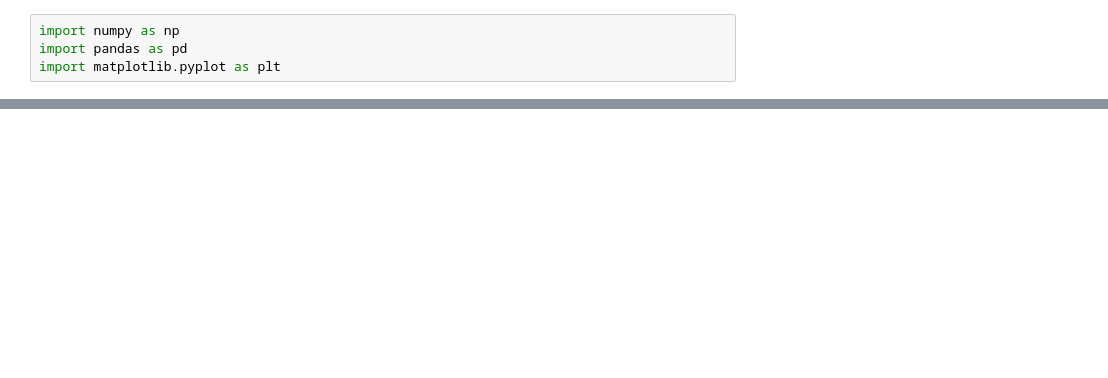
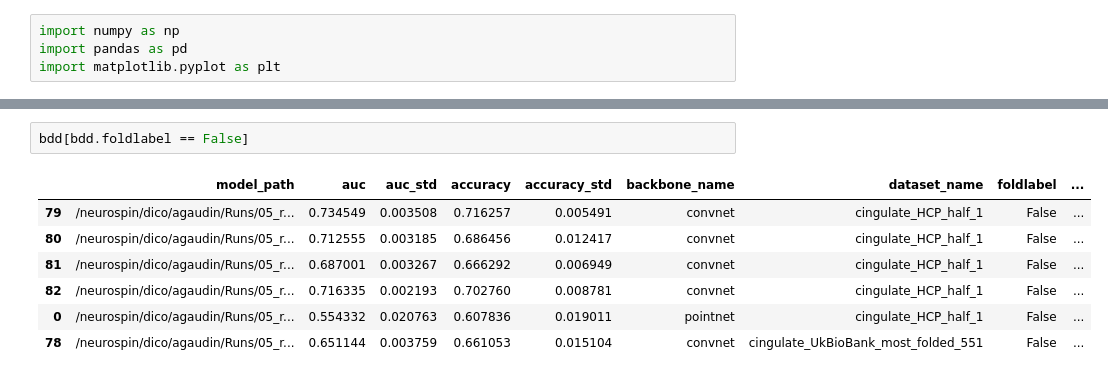
Before and after one commit to neurospin-projects/2023_agaudin_jchavas_folding_supervised, a Jupyter notebook: contrastive/notebooks/bdd_analysis.ipynb, the cells around one changed output, grey strips where cells are left out. Saved outputs shown, nothing was run; the diff lists cells and outputs as text; blank space fills up the shorter version.

```diff
--- a/contrastive/notebooks/bdd_analysis.ipynb
+++ b/contrastive/notebooks/bdd_analysis.ipynb
@@ -41,0 +23,10 @@ bdd
+# %%
+bdd[bdd.foldlabel == False]
+# %% [output]
+|  | model_path | auc | auc_std | accuracy | accuracy_std | backbone_name | dataset_name | foldlabel | ... |
+| 79 | /neurospin/dico/agaudin/Runs/05_r... | 0.734549 | 0.003508 | 0.716257 | 0.005491 | convnet | cingulate_HCP_half_1 | False | ... |
+| 80 | /neurospin/dico/agaudin/Runs/05_r... | 0.712555 | 0.003185 | 0.686456 | 0.012417 | convnet | cingulate_HCP_half_1 | False | ... |
+| 81 | /neurospin/dico/agaudin/Runs/05_r... | 0.687001 | 0.003267 | 0.666292 | 0.006949 | convnet | cingulate_HCP_half_1 | False | ... |
+| 82 | /neurospin/dico/agaudin/Runs/05_r... | 0.716335 | 0.002193 | 0.702760 | 0.008781 | convnet | cingulate_HCP_half_1 | False | ... |
+| 0 | /neurospin/dico/agaudin/Runs/05_r... | 0.554332 | 0.020763 | 0.607836 | 0.019011 | pointnet | cingulate_HCP_half_1 | False | ... |
+| 78 | /neurospin/dico/agaudin/Runs/05_r... | 0.651144 | 0.003759 | 0.661053 | 0.015104 | convnet | cingulate_UkBioBank_most_folded_551 | False | ... |
```
Also changed, not shown: parts of 13 cells of this notebook, 4 other files.
